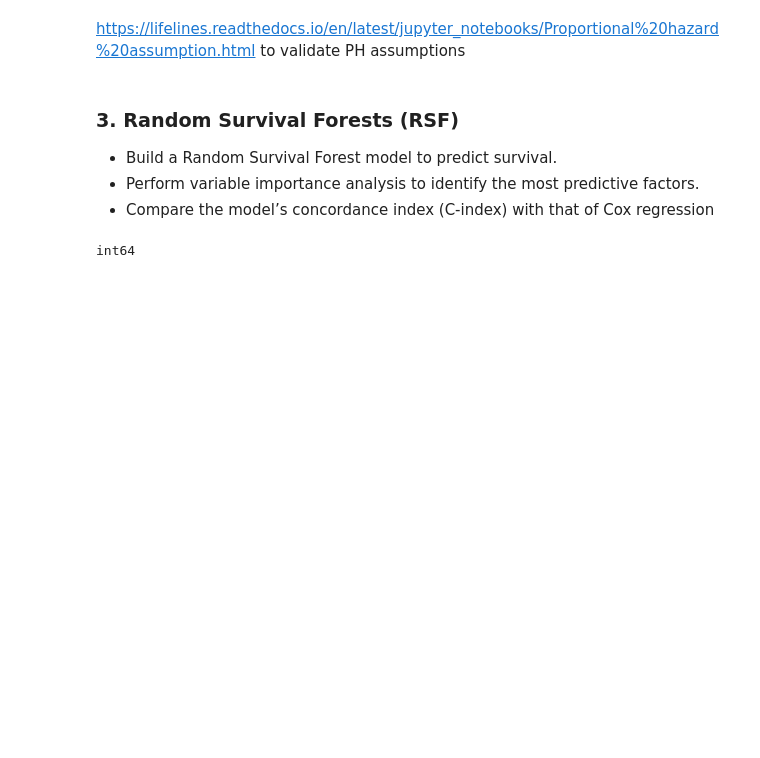
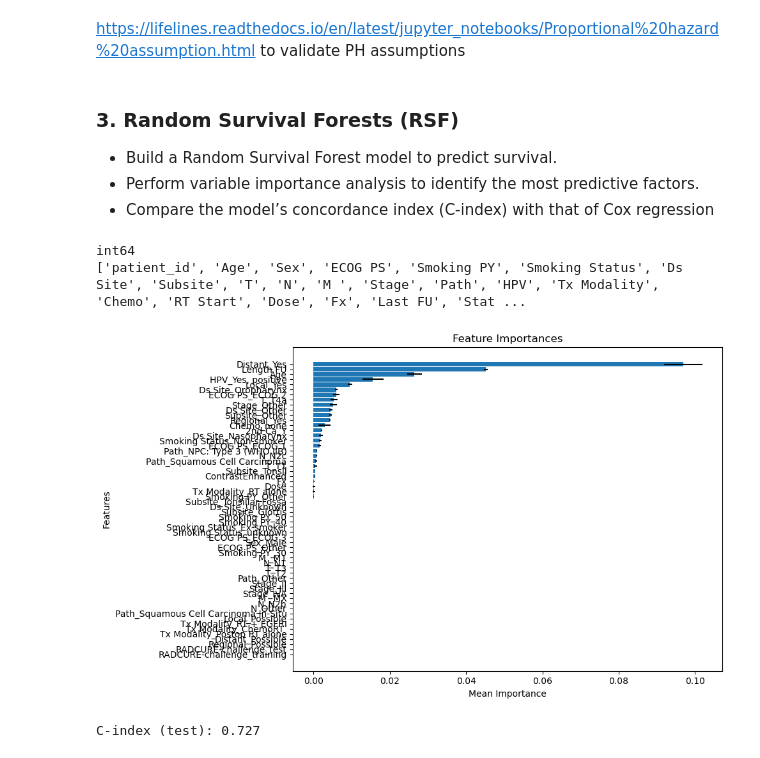
Before and after one commit to txx99/ML-AI, a Jupyter notebook: Assignment4/Scripts/main.ipynb, the cells around one changed output. Drawn from its saved outputs; the diff is of its cells as text; code cells hidden in the pictures; blank space fills up the shorter version.

```diff
--- a/Assignment4/Scripts/main.ipynb
+++ b/Assignment4/Scripts/main.ipynb
@@ -135,45 +232,78 @@ data["Status"] = np.where(data["Status"]=="Dead", 1, 0)
 data['time'] = (data['Last FU'] - data['RT Start']).dt.days
 print(data['time'].dtype)
 
-# set x and y; y = Status, x = all features except Status (but also remove all date cols)
-data_x = data.drop(columns=['Status', 'time', 'RT Start', 'Last FU', 'Date of Death', 'Date Local', 'Date Regional', 'Date Distant', 'Date 2nd Ca'])
+cols = list(data.columns)
+print(cols)
+for name in cols:
+    # if data[name].dtype == datetime64:  # didnt recognise the type ...
+    #     data.drop(columns=name)
+    if data[name].dtype == object:
+        if name != 'time':
+            if name != 'patient_id':
+                if len(set(data[name]))>6:
+                    top_values = data[name].value_counts().nlargest(4).index
+                    # Replace all categories not in the top 5 with 'Other'
+                    data[name] = data[name].where(data[name].isin(top_values), 'Other')
+
+
+# set x and y; x = all features except event + time (but also remove all date cols)
+data_x = data.drop(columns=['patient_id','Cause of Death', 'Status', 'time', 'RT Start', 'Last FU', 'Date of Death', 'Date Local', 'Date Regional', 'Date Distant', 'Date 2nd Ca'])
+
+# for y, Convert to sksurv structured array format
 data_y = Surv.from_dataframe(event='Status', time='time', data=data)
 X_train, X_test, y_train, y_test = train_test_split(data_x, data_y, test_size=0.2, random_state=42)
 
 # One hot encode categorical variables
 X_train = pd.get_dummies(X_train, drop_first=True)
+# too many features require long processing time --> exmaine only top features
+top_features = X_train.columns[:80]
+X_train_reduced = X_train[top_features]
 
 # Train a Random Survival Forest model
-rsf = RandomSurvivalForest(n_estimators=100, random_state=42)
-rsf.fit(X_train, y_train)
+rsf = RandomSurvivalForest(n_estimators=10, max_depth=3, random_state=42)
+rsf.fit(X_train_reduced, y_train)
 
 # please refer to https://scikit-survival.readthedocs.io/en/stable/user_guide/random-survival-forest.html
 # permutation importance: looking at differnet permutations and assessing importance in tree-based funcitonality; what features giving menaingful splits? what features show more importance?
 # functionality for random forest classifier had this built in
-result = permutation_importance(rsf, X_train, y_train, n_repeats=15, random_state=42)
+result = permutation_importance(rsf, X_train_reduced, y_train, n_repeats=3, random_state=42)
 feature_importance = pd.DataFrame(
          {
         k: result[k]
         for k in (
             "importances_mean",
             "importances_std",
         )
     },
-    index=X_train.columns,
+    index=X_train_reduced.columns,
 ).sort_values(by="importances_mean", ascending=False)
 
 # Sort by importances_mean and plot
 feature_importance = feature_importance.sort_values(by="importances_mean", ascending=False)
 
 plt.figure(figsize=(10, 6))
 plt.title('Feature Importances')
 plt.barh(feature_importance.index, feature_importance['importances_mean'], xerr=feature_importance['importances_std'], align='center')
 plt.xlabel('Mean Importance')
 plt.ylabel('Features')
 plt.gca().invert_yaxis()
 plt.tight_layout()
 plt.show()
 
-print(rsf.score(X_test, y_test)) #<-- to do
+# print(rsf.score(X_test, y_test)) #<-- to do
 # %% [output]
 int64
+['patient_id', 'Age', 'Sex', 'ECOG PS', 'Smoking PY', 'Smoking Status', 'Ds Site', 'Subsite', 'T', 'N', 'M ', 'Stage', 'Path', 'HPV', 'Tx Modality', 'Chemo', 'RT Start', 'Dose', 'Fx', 'Last FU', 'Stat ...
+[figure, added]
+# %%
+# from sksurv.metrics import concordance_index_censored
+
+X_test = pd.get_dummies(X_test, drop_first=True)
+# since we selected top 80 featires for training data, must have same 80 features in testing data
+# but first, must make sure the order of cols in tetsing data is the same as in training data, since it's taking the top 80
+X_test = X_test.reindex(columns=X_train.columns, fill_value=0)
+X_test_reduced = X_test[top_features]
+c_index = rsf.score(X_test_reduced, y_test)
+print(f"C-index (test): {c_index:.3f}")
+# %% [output]
+C-index (test): 0.727
```
Also changed, not shown: parts of 4 cells of this notebook.
